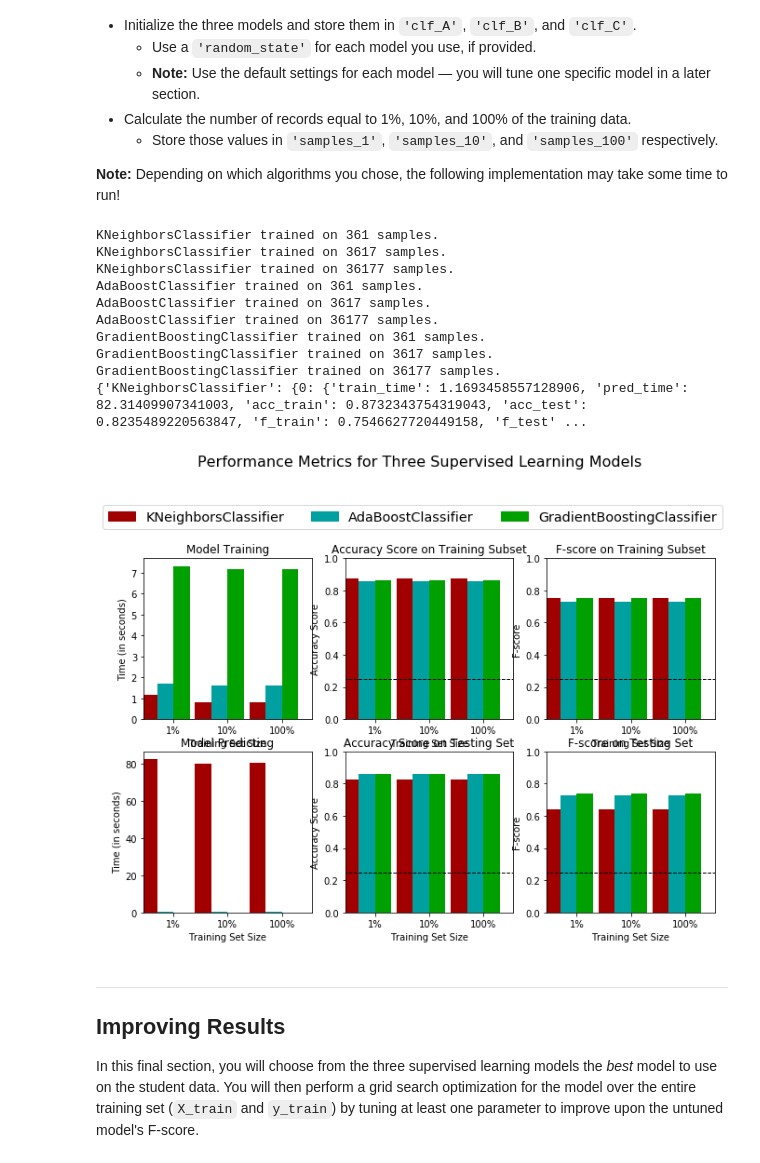
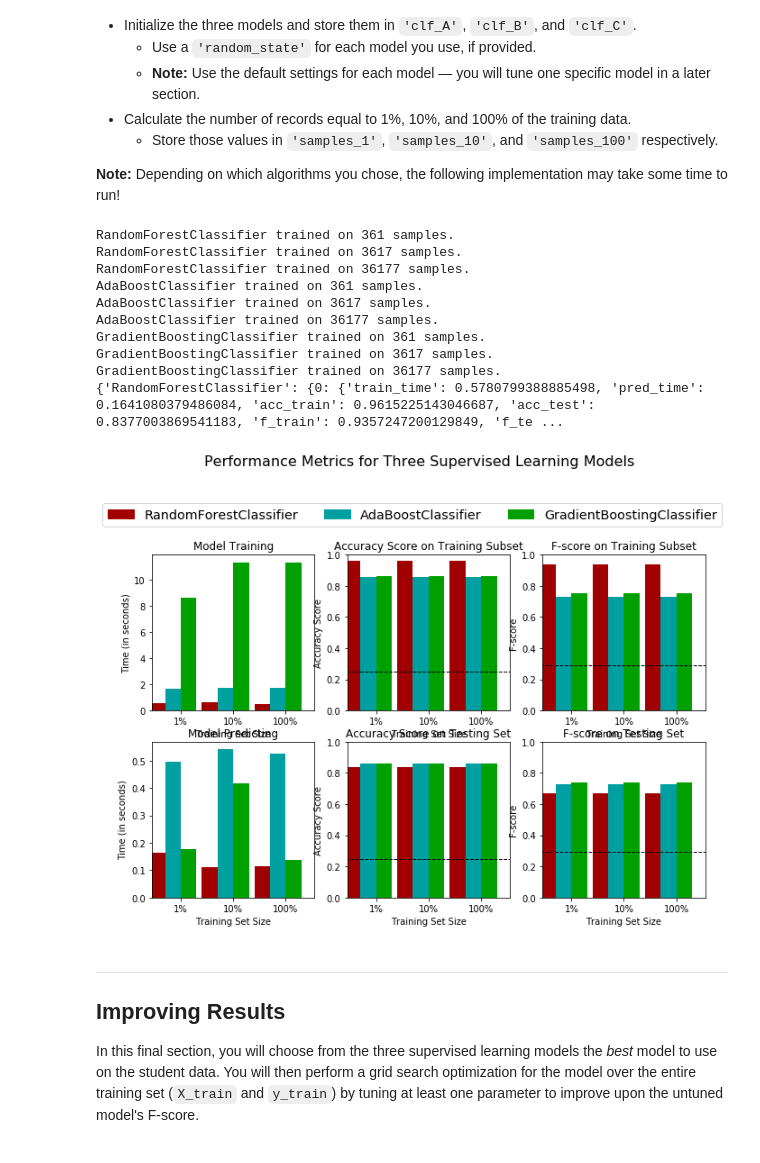
Before and after one commit to revolutionisme/DSND_Term1, a Jupyter notebook: projects/p1_charityml/finding_donors.ipynb, the cells around one changed output. Saved outputs shown, nothing was run; the diff lists cells and outputs as text; code cells hidden in the pictures.

```diff
--- a/projects/p1_charityml/finding_donors.ipynb
+++ b/projects/p1_charityml/finding_donors.ipynb
@@ -254,8 +261,10 @@ recall = TP/(TP+FN)
 precision = TP/(TP+FP)
 
 # TODO: Calculate F-score using the formula above for beta = 0.5 and correct values for precision and recall.
-fscore = (1+0.5*0.5)*precision*recall/(precision + recall)
+fscore = (1+0.5*0.5)*precision*recall/((0.5*0.5*precision) + recall)
 
 # Print the results
 print("Naive Predictor: [Accuracy score: {:.4f}, F-score: {:.4f}]".format(accuracy, fscore))
+
+#print(len(X_train), len(y_train))
 # %% [output]
@@ -314,7 +348,7 @@ def train_predict(learner, sample_size, X_train, y_train, X_test, y_test):
 
     # TODO: Fit the learner to the training data using slicing with 'sample_size' using .fit(training_features[:], training_labels[:])
     start = time() # Get start time
-    learner = learner.fit(X=X_train[:], y=y_train[:])
+    learner = learner.fit(X_train, y_train)
     end = time() # Get end time
 
     # TODO: Calculate the training time
@@ -366,47 +400,46 @@ from sklearn.svm import SVC
 from sklearn.tree import DecisionTreeClassifier
 from sklearn.ensemble import AdaBoostClassifier, BaggingClassifier, GradientBoostingClassifier
 from sklearn.linear_model import SGDClassifier, LogisticRegression
-
+from sklearn.naive_bayes import MultinomialNB
 
 # TODO: Initialize the three models
-clf_A = KNeighborsClassifier()
-clf_B = AdaBoostClassifier()
-clf_C = GradientBoostingClassifier()
-clf_D = BaggingClassifier()
+clf_A = RandomForestClassifier(n_estimators=100, random_state=0)
+clf_B = AdaBoostClassifier(random_state=0)
+clf_C = GradientBoostingClassifier(random_state=0)
 
 clf_list = [clf_A,clf_B, clf_C]
 # TODO: Calculate the number of samples for 1%, 10%, and 100% of the training data
 # HINT: samples_100 is the entire training set i.e. len(y_train)
 # HINT: samples_10 is 10% of samples_100 (ensure to set the count of the values to be `int` and not `float`)
 # HINT: samples_1 is 1% of samples_100 (ensure to set the count of the values to be `int` and not `float`)
 samples_100 = len(y_train)
 samples_10 = int(0.1 * samples_100)
 samples_1 = int(0.01 * samples_100)
 
 # Collect results on the learners
 results = {}
 for clf in clf_list:
     clf_name = clf.__class__.__name__
     results[clf_name] = {}
     for i, samples in enumerate([samples_1, samples_10, samples_100]):
         results[clf_name][i] = \
         train_predict(clf, samples, X_train, y_train, X_test, y_test)
 
 print(results)
 # Run metrics visualization for the three supervised learning models chosen
 vs.evaluate(results, accuracy, fscore)
 # %% [output]
-KNeighborsClassifier trained on 361 samples.
-KNeighborsClassifier trained on 3617 samples.
-KNeighborsClassifier trained on 36177 samples.
+RandomForestClassifier trained on 361 samples.
+RandomForestClassifier trained on 3617 samples.
+RandomForestClassifier trained on 36177 samples.
 AdaBoostClassifier trained on 361 samples.
 AdaBoostClassifier trained on 3617 samples.
 AdaBoostClassifier trained on 36177 samples.
 GradientBoostingClassifier trained on 361 samples.
 GradientBoostingClassifier trained on 3617 samples.
 GradientBoostingClassifier trained on 36177 samples.
-{'KNeighborsClassifier': {0: {'train_time': 1.1693458557128906, 'pred_time': 82.31409907341003, 'acc_train': 0.8732343754319043, 'acc_test': 0.8235489220563847, 'f_train': 0.7546627720449158, 'f_test' ...
+{'RandomForestClassifier': {0: {'train_time': 0.5780799388885498, 'pred_time': 0.1641080379486084, 'acc_train': 0.9615225143046687, 'acc_test': 0.8377003869541183, 'f_train': 0.9357247200129849, 'f_te ...
-[figure, old version]
+[figure, new version]
 # %% [markdown]
 ----
 ## Improving Results
```
Also changed, not shown: parts of 5 cells of this notebook.
